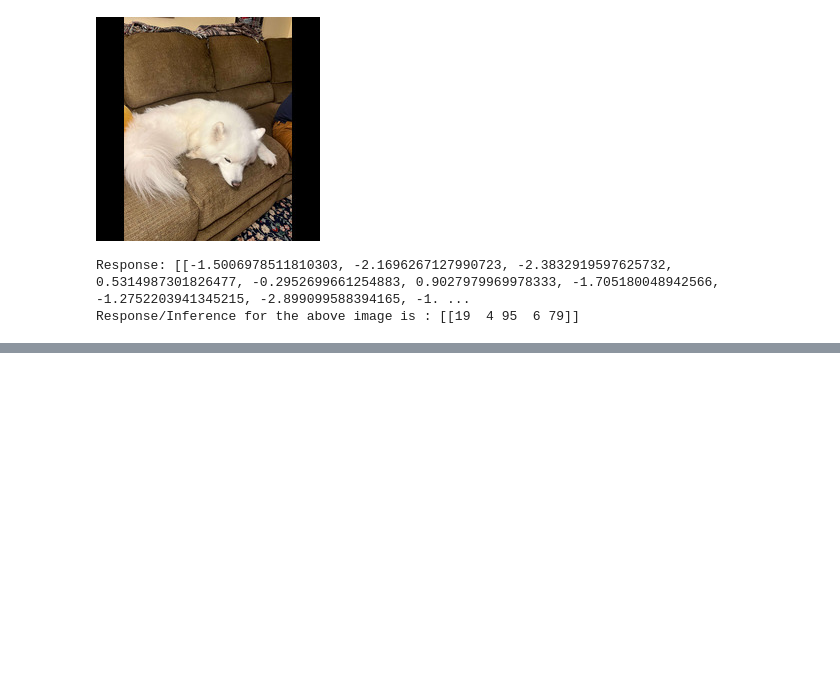
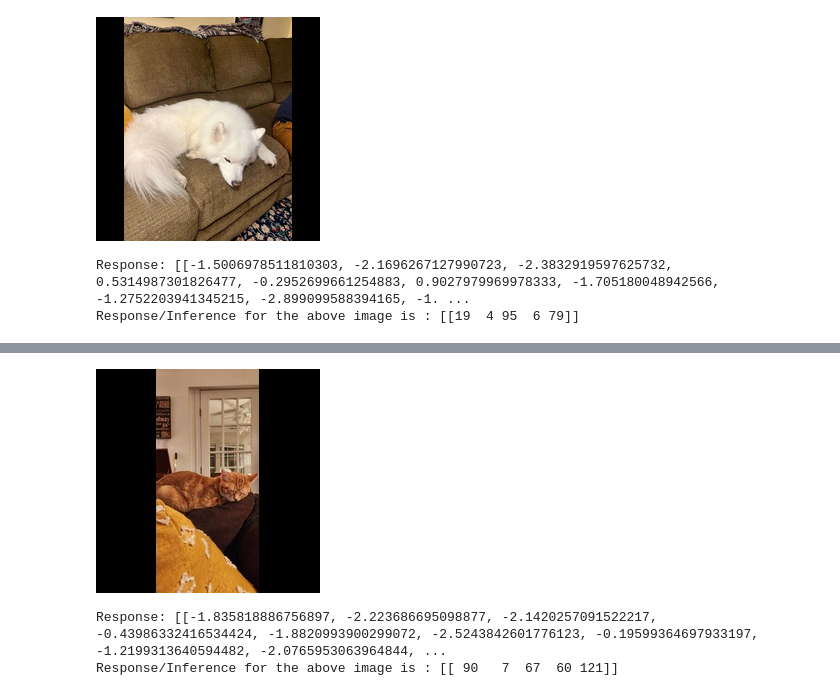
Before and after one commit to djarrin/dog-breed-classifier, a Jupyter notebook: train_and_deploy.ipynb, the cells around one changed output, grey strips where cells are left out. Saved outputs shown, nothing was run; the diff lists cells and outputs as text; code cells hidden in the pictures; blank space fills up the shorter version.

```diff
--- a/train_and_deploy.ipynb
+++ b/train_and_deploy.ipynb
@@ -479,0 +503,13 @@ Response/Inference for the above image is : [[19  4 95  6 79]]
+# %%
+with open("./data/dogImages/cat_image.jpg", "rb") as f:
+    image = f.read()
+    display(Image.open(io.BytesIO(image)))
+    response = predictor.predict(image, initial_args={"ContentType": "image/jpeg"})
+    print(f"Response: {response}")
+    sorted_indices = np.argsort(response, axis=1)
+    top_5_breeds = sorted_indices[:, -5:] + 1
+    print(f"Response/Inference for the above image is : {top_5_breeds}")
+# %% [output]
+[figure, added]
+Response: [[-1.835818886756897, -2.223686695098877, -2.1420257091522217, -0.43986332416534424, -1.8820993900299072, -2.5243842601776123, -0.19599364697933197, -1.2199313640594482, -2.0765953063964844, ...
+Response/Inference for the above image is : [[ 90   7  67  60 121]]
```
Also changed, not shown: parts of 8 cells of this notebook.
